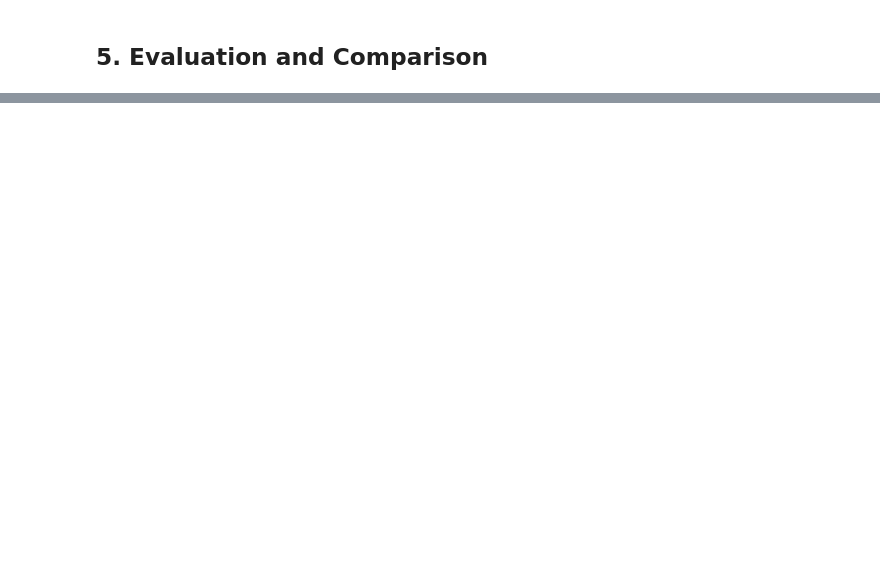
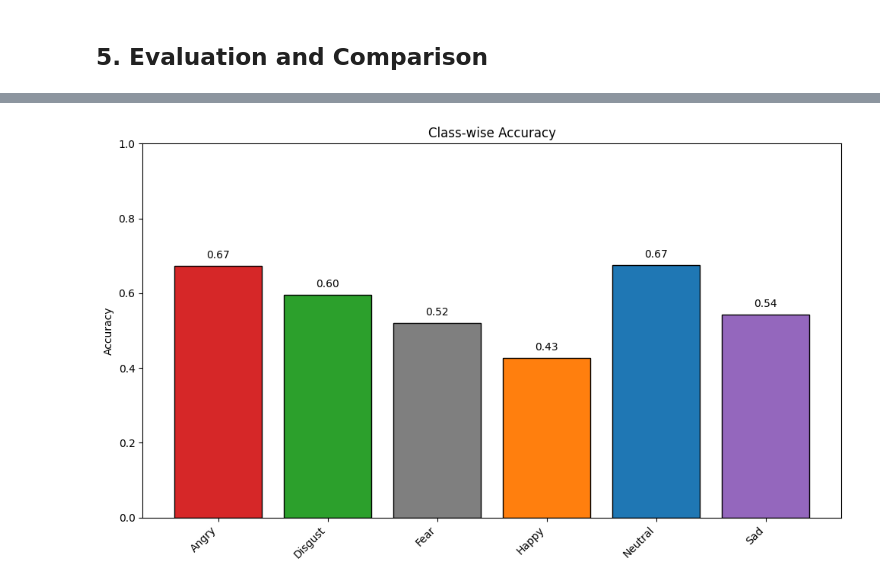
Before and after one commit to RanaMohamed6720/Speech-Emotion-Recognition, a Jupyter notebook: speech_emotion_recognition.ipynb, the cells around one changed output, grey strips where cells are left out. Drawn from its saved outputs; the diff is of its cells as text; code cells hidden in the pictures; blank space fills up the shorter version.

Commit message:
confusion matrix

```diff
--- a/speech_emotion_recognition.ipynb
+++ b/speech_emotion_recognition.ipynb
@@ -1138,2 +1139,13 @@ weighted avg       0.58      0.58      0.58      2233
 # %% [markdown]
 ## 5. Evaluation and Comparison
+# %%
+# confusion matrix
+cm = confusion_matrix(y_true_classes, y_pred_classes)
+plt.figure(figsize=(10, 8))
+sns.heatmap(cm, annot=True, fmt='d', cmap='Blues',
+           xticklabels=EMOTION_MAP.values(),
+           yticklabels=EMOTION_MAP.values())
+plt.title('Confusion matrix')
+plt.xlabel('Predicted')
+plt.ylabel('True')
+plt.show()
@@ -1139,0 +1154,26 @@ weighted avg       0.58      0.58      0.58      2233
+# %%
+# computing class wise acc
+class_acc = cm.diagonal() / cm.sum(axis=1)
+
+
+codes   = list(EMOTION_MAP.keys())
+labels  = [EMOTION_MAP[c] for c in codes]
+colors  = [data_loader.emotion_colors[c] for c in codes]
+
+plt.figure(figsize=(10,6))
+x = np.arange(len(labels))
+
+plt.bar(x, class_acc, color=colors, edgecolor='k')
+plt.xticks(x, labels, rotation=45, ha='right')
+plt.ylim(0,1)
+plt.ylabel('Accuracy')
+plt.title('Class-wise Accuracy')
+
+# annotations
+for xi, acc in zip(x, class_acc):
+    plt.text(xi, acc + 0.02, f"{acc:.2f}", ha='center')
+
+plt.tight_layout()
+plt.show()
+# %% [output]
+[figure, added]
```
Also changed, not shown: parts of 4 cells of this notebook.
